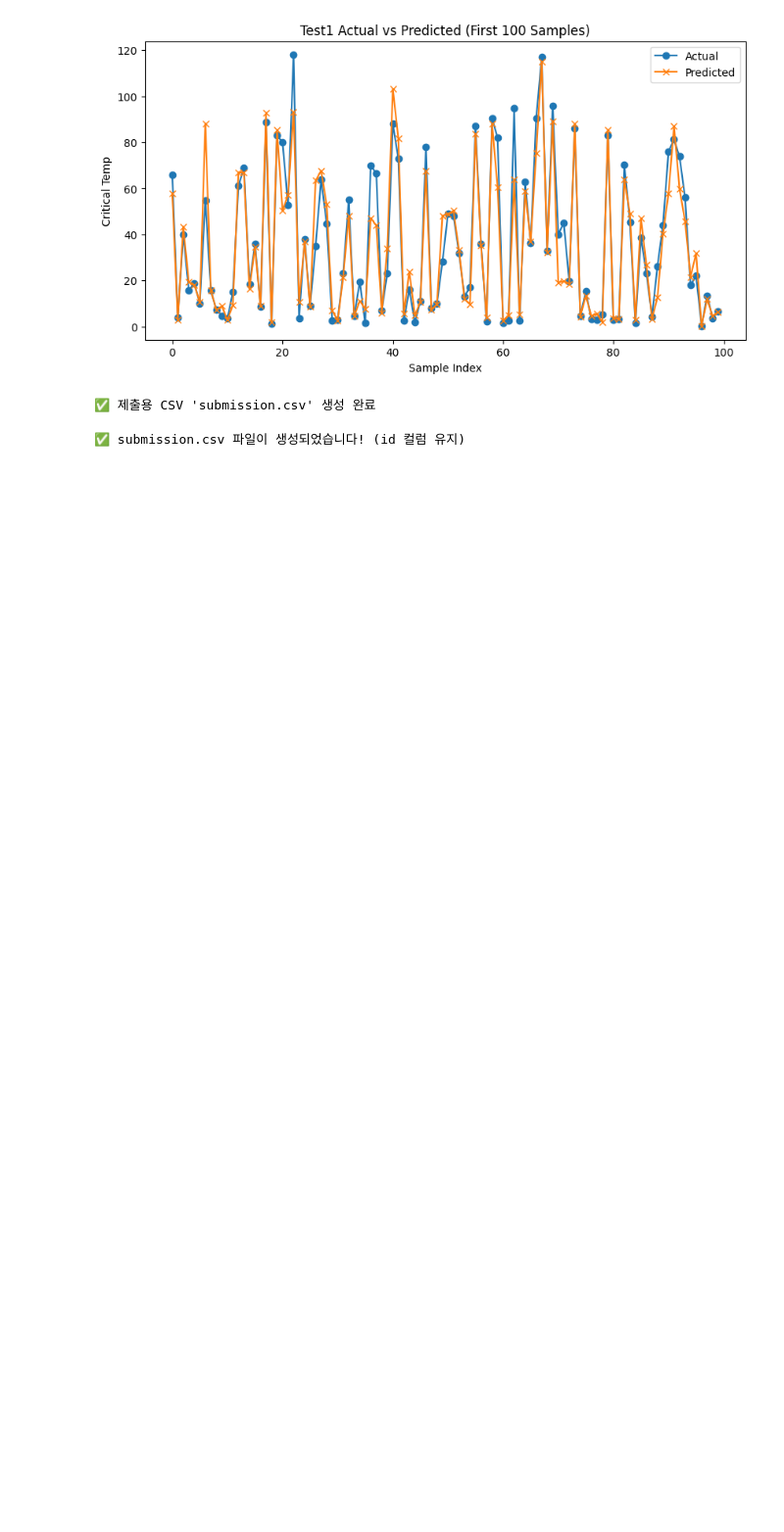
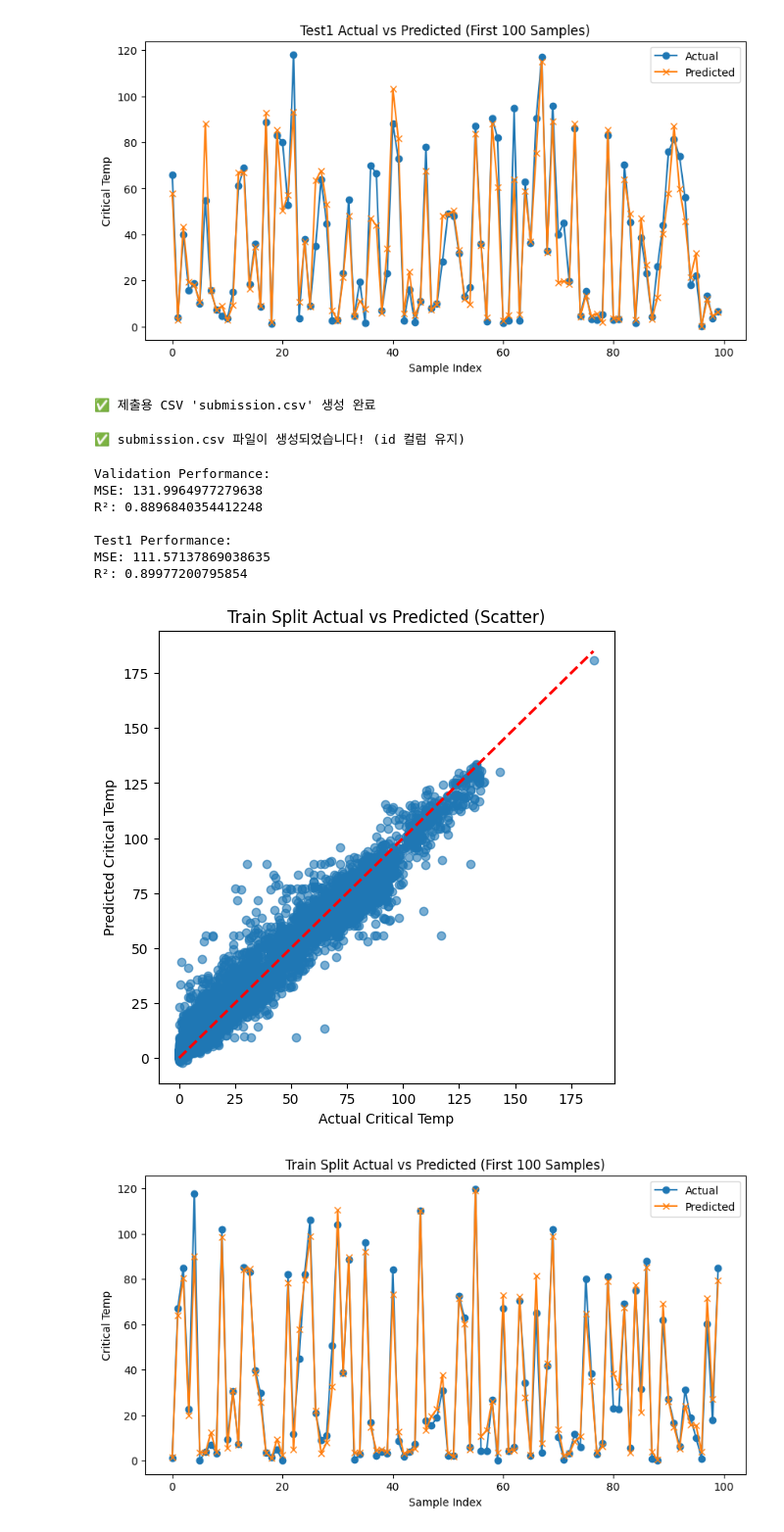
Before and after one commit to AI-Lab-2025-2-3rd/ai-project-myth, a Jupyter notebook: superconductor.ipynb, the cells around one changed output. Shown at 98% size. Drawn from its saved outputs; the diff is of its cells as text; code cells hidden in the pictures; blank space fills up the shorter version.

```diff
--- a/superconductor.ipynb
+++ b/superconductor.ipynb
@@ -507,3 +511,76 @@ submission.to_csv("submission.csv", index=False)
 print("✅ submission.csv 파일이 생성되었습니다! (id 컬럼 유지)")
 # %% [output]
 ✅ submission.csv 파일이 생성되었습니다! (id 컬럼 유지)
+# %%
+from sklearn.ensemble import GradientBoostingRegressor
+from sklearn.metrics import mean_squared_error, r2_score
+import matplotlib.pyplot as plt
+
+# ========================================
+# 1. 모델 학습
+# ========================================
+gbr_model = GradientBoostingRegressor(
+    n_estimators=500,      # 트리 개수
+    learning_rate=0.05,    # 학습률
+    max_depth=5,           # 트리 깊이
+    random_state=42
+)
+gbr_model.fit(X_train_split, Y_train_split)
+
+# ========================================
+# 2. 예측
+# ========================================
+Y_train_pred = gbr_model.predict(X_train_split)
+Y_val_pred = gbr_model.predict(X_val)
+Y_test1_pred = gbr_model.predict(X_test1)
+
+# ========================================
+# 3. 평가 지표
+# ========================================
+print("Validation Performance:")
+print("MSE:", mean_squared_error(Y_val, Y_val_pred))
+print("R²:", r2_score(Y_val, Y_val_pred))
+
+print("\nTest1 Performance:")
+print("MSE:", mean_squared_error(Y_test1, Y_test1_pred))
+print("R²:", r2_score(Y_test1, Y_test1_pred))
+
+# ========================================
+# 4. 시각화 함수
+# ========================================
+def plot_actual_vs_pred(Y_true, Y_pred, title_prefix=""):
+    # 산점도
+    plt.figure(figsize=(6,6))
+    plt.scatter(Y_true, Y_pred, alpha=0.6)
+    plt.plot([Y_true.min(), Y_true.max()], [Y_true.min(), Y_true.max()], 'r--', lw=2)
+    plt.xlabel("Actual Critical Temp")
+    plt.ylabel("Predicted Critical Temp")
+    plt.title(f"{title_prefix} Actual vs Predicted (Scatter)")
+    plt.show()
+
+    # 라인 플롯 (앞 100개 샘플)
+    plt.figure(figsize=(10,5))
+    plt.plot(Y_true.values[:100], label="Actual", marker='o')
+    plt.plot(Y_pred[:100], label="Predicted", marker='x')
+    plt.xlabel("Sample Index")
+    plt.ylabel("Critical Temp")
+    plt.title(f"{title_prefix} Actual vs Predicted (First 100 Samples)")
+    plt.legend()
+    plt.show()
+
+# ========================================
+# 5. 시각화 실행
+# ========================================
+plot_actual_vs_pred(Y_train_split, Y_train_pred, title_prefix="Train Split")
+plot_actual_vs_pred(Y_val, Y_val_pred, title_prefix="Validation")
+plot_actual_vs_pred(Y_test1, Y_test1_pred, title_prefix="Test1")
+# %% [output]
+Validation Performance:
+MSE: 131.9964977279638
+R²: 0.8896840354412248
+
+Test1 Performance:
+MSE: 111.57137869038635
+R²: 0.89977200795854
+[figure, added]
+[figure, added]
```
Also changed, not shown: parts of 3 cells of this notebook.
